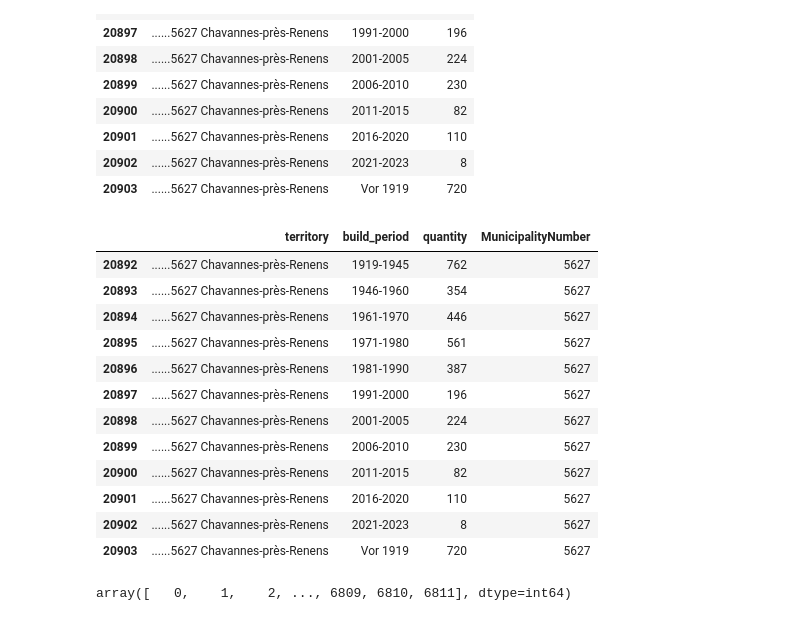
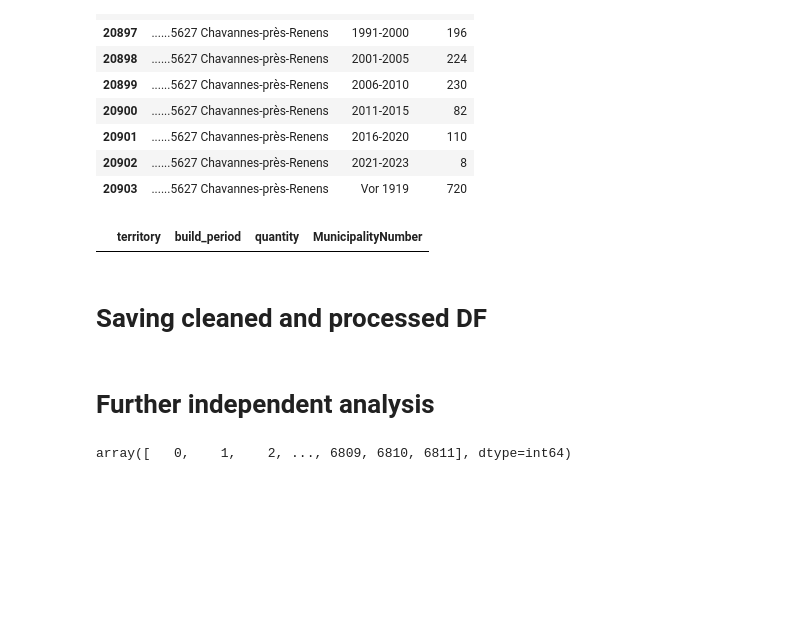
Before and after one commit to matheogodenzi/EnergyTransitionPotential, a Jupyter notebook: source/data_inspection/builings.ipynb, the cells around one changed output. Cells and saved outputs as stored; diff of their text form; code cells hidden in the pictures; blank space fills up the shorter version.

Commit message:
working on clustering the data

```diff
--- a/source/data_inspection/builings.ipynb
+++ b/source/data_inspection/builings.ipynb
@@ -8,7 +8,7 @@ import seaborn as sns
 import sklearn as sk
 from pyaxis import pyaxis
 # %%
-px_data = pyaxis.parse("../Statistical_data/buildings_data.px", encoding="utf-8")
+px_data = pyaxis.parse("../../data/raw_data/buildings_data.px", encoding="utf-8")
 df = pd.DataFrame(px_data["DATA"])
 df.columns
 df.columns = ["territory", "building_cat", "build_period", "year", "quantity"]
@@ -67,18 +46,8 @@ for i in range(9000):
     ID = str(i)
     territory_df.loc[territory_df.territory.str.contains(ID, case=False, na=False),"MunicipalityNumber"] = i
 # %%
-territory_df[territory_df["MunicipalityNumber"]==5627]
+territory_df[territory_df["MunicipalityNumber"]==3704]
 # %% [output]
 |  | territory | build_period | quantity | MunicipalityNumber |
-| 20892 | ......5627 Chavannes-près-Renens | 1919-1945 | 762 | 5627 |
-| 20893 | ......5627 Chavannes-près-Renens | 1946-1960 | 354 | 5627 |
-| 20894 | ......5627 Chavannes-près-Renens | 1961-1970 | 446 | 5627 |
-| 20895 | ......5627 Chavannes-près-Renens | 1971-1980 | 561 | 5627 |
-| 20896 | ......5627 Chavannes-près-Renens | 1981-1990 | 387 | 5627 |
-| 20897 | ......5627 Chavannes-près-Renens | 1991-2000 | 196 | 5627 |
-| 20898 | ......5627 Chavannes-près-Renens | 2001-2005 | 224 | 5627 |
-| 20899 | ......5627 Chavannes-près-Renens | 2006-2010 | 230 | 5627 |
-| 20900 | ......5627 Chavannes-près-Renens | 2011-2015 | 82 | 5627 |
-| 20901 | ......5627 Chavannes-près-Renens | 2016-2020 | 110 | 5627 |
-| 20902 | ......5627 Chavannes-près-Renens | 2021-2023 | 8 | 5627 |
-| 20903 | ......5627 Chavannes-près-Renens | Vor 1919 | 720 | 5627 |
+# %% [markdown]
+# Saving cleaned and processed DF
@@ -85,3 +56,5 @@ territory_df[territory_df["MunicipalityNumber"]==5627]
+# %% [markdown]
+# Further independent analysis
 # %%
 territory_df["MunicipalityNumber"].unique()
 # %% [output]
```
Also changed, not shown: parts of 2 cells of this notebook, 8 other files.
